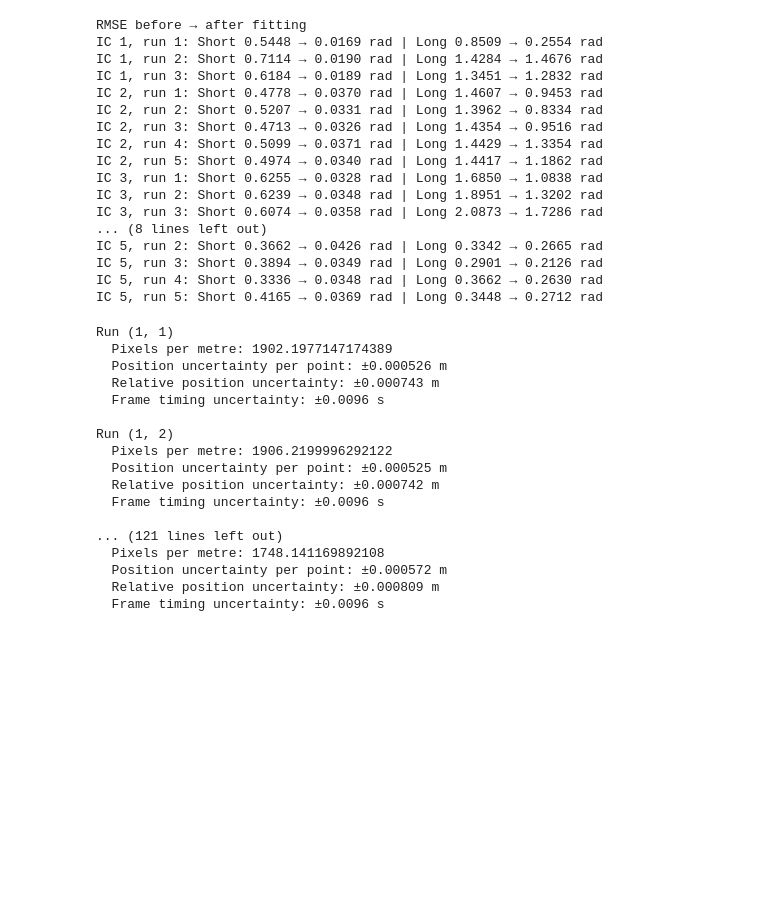
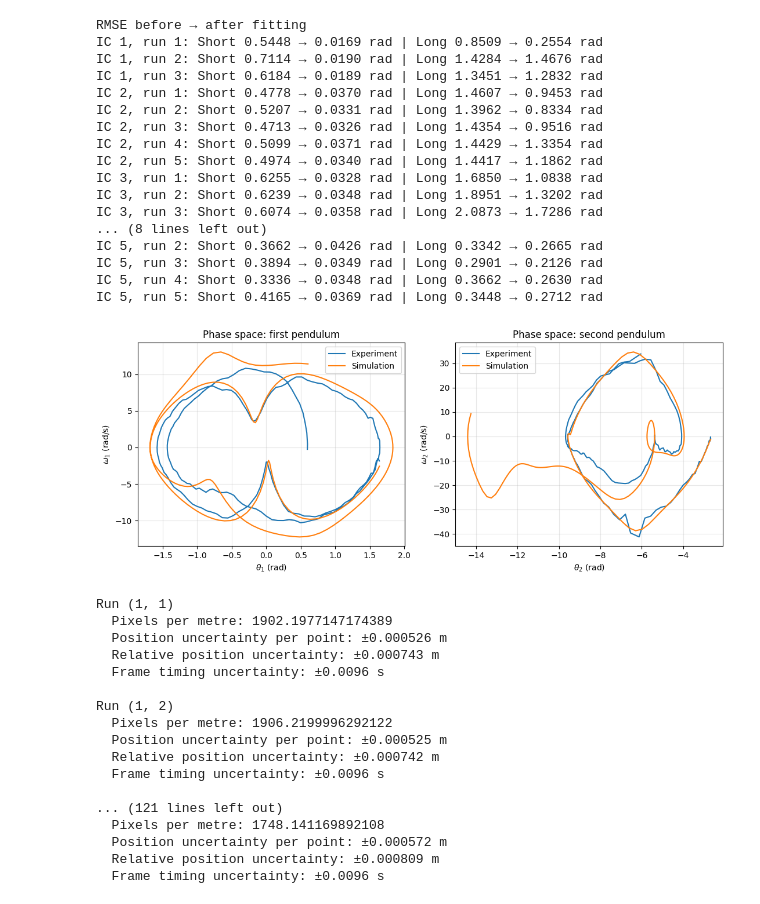
Before and after one commit to Spaantje5/Double-Pendulum-Experiment, a Jupyter notebook: real/analysis.ipynb, the cells around one changed output. Saved outputs shown, nothing was run; the diff lists cells and outputs as text; code cells hidden in the pictures; blank space fills up the shorter version.

Commit message:
phase space

```diff
--- a/real/analysis.ipynb
+++ b/real/analysis.ipynb
@@ -571,6 +571,45 @@ IC 5, run 2: Short 0.3662 → 0.0426 rad | Long 0.3342 → 0.2665 rad
 IC 5, run 3: Short 0.3894 → 0.0349 rad | Long 0.2901 → 0.2126 rad
 IC 5, run 4: Short 0.3336 → 0.0348 rad | Long 0.3662 → 0.2630 rad
 IC 5, run 5: Short 0.4165 → 0.0369 rad | Long 0.3448 → 0.2712 rad
+# %%
+# Select a run
+(init, run), data = next(iter(runs.items()))
+
+# Prepare the experimental time and angles
+prepared = prepare_run(data)
+s0, t, p1, p2 = prepared
+
+# Simulate the double pendulum
+sim = simulate(s0, t)
+
+# Estimate experimental angular velocities
+w1_exp = np.gradient(p1, t)
+w2_exp = np.gradient(p2, t)
+
+fig, axes = plt.subplots(1, 2, figsize=(11, 4.5))
+
+# First pendulum
+axes[0].plot(p1, w1_exp, label="Experiment")
+axes[0].plot(sim[0], sim[2], label="Simulation")
+axes[0].set_xlabel(r"$\theta_1$ (rad)")
+axes[0].set_ylabel(r"$\omega_1$ (rad/s)")
+axes[0].set_title("Phase space: first pendulum")
+
+# Second pendulum
+axes[1].plot(p2, w2_exp, label="Experiment")
+axes[1].plot(sim[1], sim[3], label="Simulation")
+axes[1].set_xlabel(r"$\theta_2$ (rad)")
+axes[1].set_ylabel(r"$\omega_2$ (rad/s)")
+axes[1].set_title("Phase space: second pendulum")
+
+for ax in axes:
+    ax.grid(True, alpha=0.3)
+    ax.legend()
+
+plt.tight_layout()
+plt.show()
+# %% [output]
+[figure, added]
 # %%
 # Initial-angle uncertainty using ppm stored in runs
 
```
